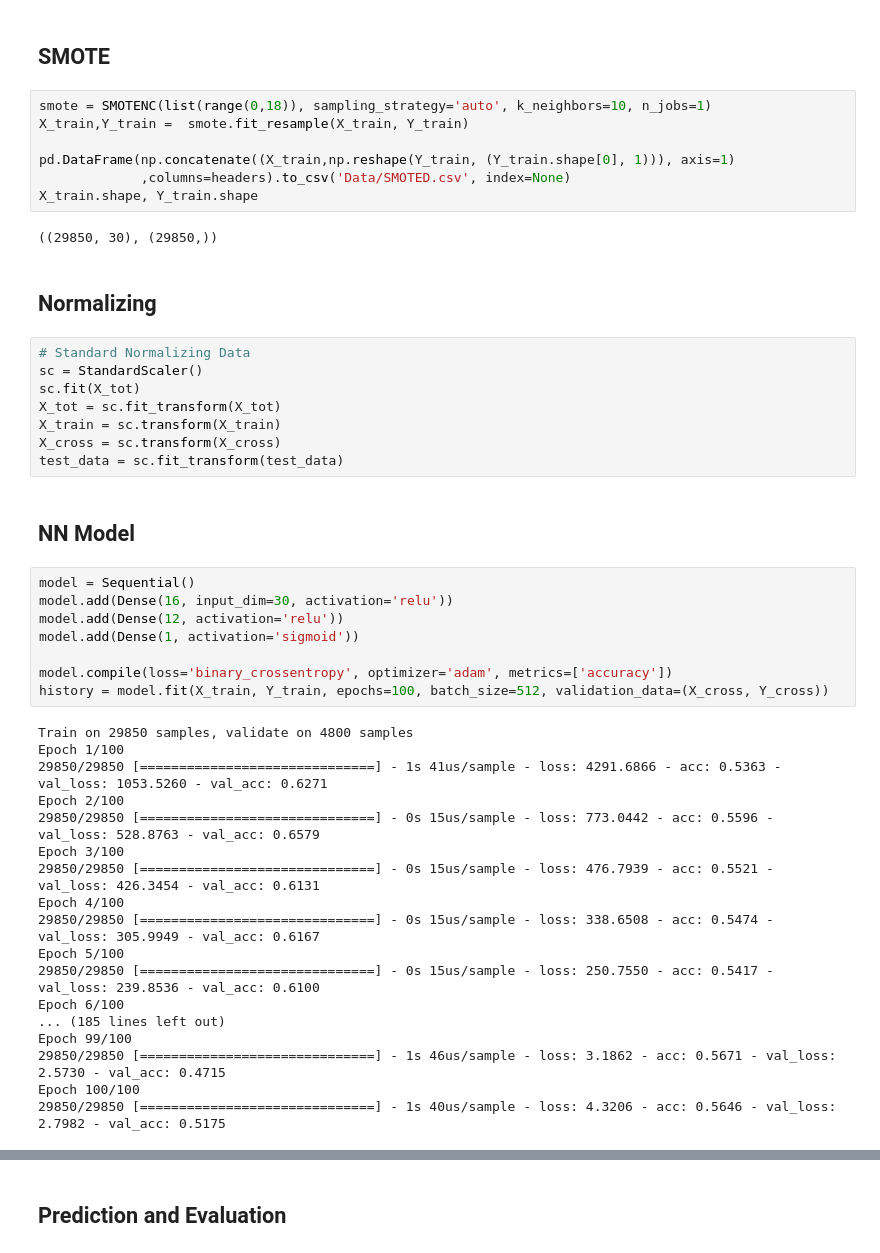
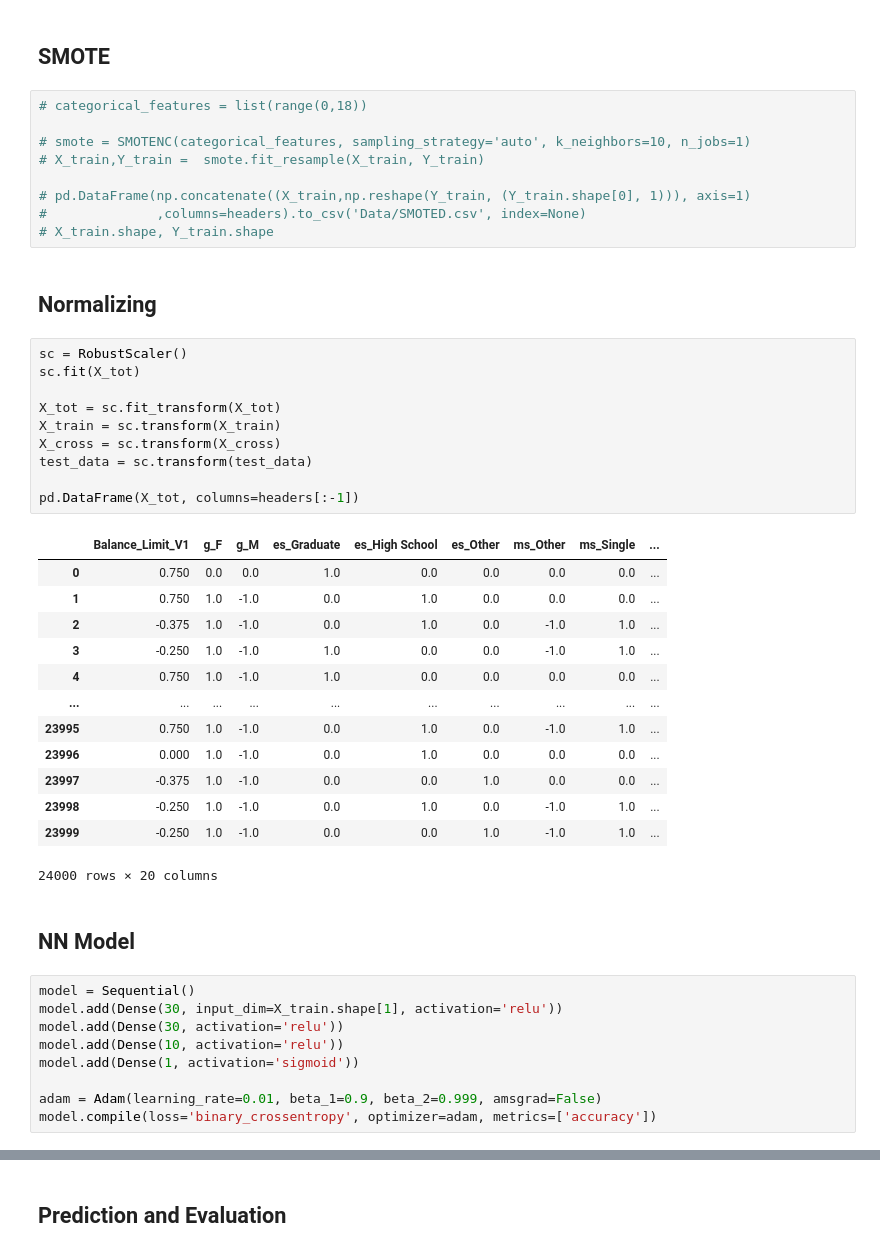
Before and after one commit to JanithGan/Data-Storm, a Jupyter notebook: 02-15/Neural Network.ipynb, the cells around one changed output, grey strips where cells are left out. Drawn from its saved outputs; the diff is of its cells as text.

```diff
--- a/02-15/Neural Network.ipynb
+++ b/02-15/Neural Network.ipynb
@@ -44,49 +44,48 @@ X_train.shape, Y_train.shape
 # %% [markdown]
 ## SMOTE
 # %%
-smote = SMOTENC(list(range(0,18)), sampling_strategy='auto', k_neighbors=10, n_jobs=1)
-X_train,Y_train =  smote.fit_resample(X_train, Y_train)
+# categorical_features = list(range(0,18))
 
-pd.DataFrame(np.concatenate((X_train,np.reshape(Y_train, (Y_train.shape[0], 1))), axis=1)
-             ,columns=headers).to_csv('Data/SMOTED.csv', index=None)
-X_train.shape, Y_train.shape
+# smote = SMOTENC(categorical_features, sampling_strategy='auto', k_neighbors=10, n_jobs=1)
+# X_train,Y_train =  smote.fit_resample(X_train, Y_train)
+
+# pd.DataFrame(np.concatenate((X_train,np.reshape(Y_train, (Y_train.shape[0], 1))), axis=1)
+#              ,columns=headers).to_csv('Data/SMOTED.csv', index=None)
+# X_train.shape, Y_train.shape
-# %% [output]
-((29850, 30), (29850,))
 # %% [markdown]
 ## Normalizing
 # %%
-# Standard Normalizing Data
-sc = StandardScaler()
+sc = RobustScaler()
 sc.fit(X_tot)
+
 X_tot = sc.fit_transform(X_tot)
 X_train = sc.transform(X_train)
 X_cross = sc.transform(X_cross)
-test_data = sc.fit_transform(test_data)
+test_data = sc.transform(test_data)
+
+pd.DataFrame(X_tot, columns=headers[:-1])
+# %% [output]
+|  | Balance_Limit_V1 | g_F | g_M | es_Graduate | es_High School | es_Other | ms_Other | ms_Single | ... |
+| 0 | 0.750 | 0.0 | 0.0 | 1.0 | 0.0 | 0.0 | 0.0 | 0.0 | ... |
+| 1 | 0.750 | 1.0 | -1.0 | 0.0 | 1.0 | 0.0 | 0.0 | 0.0 | ... |
+| 2 | -0.375 | 1.0 | -1.0 | 0.0 | 1.0 | 0.0 | -1.0 | 1.0 | ... |
+| 3 | -0.250 | 1.0 | -1.0 | 1.0 | 0.0 | 0.0 | -1.0 | 1.0 | ... |
+| 4 | 0.750 | 1.0 | -1.0 | 1.0 | 0.0 | 0.0 | 0.0 | 0.0 | ... |
+| ... | ... | ... | ... | ... | ... | ... | ... | ... | ... |
+| 23995 | 0.750 | 1.0 | -1.0 | 0.0 | 1.0 | 0.0 | -1.0 | 1.0 | ... |
+| 23996 | 0.000 | 1.0 | -1.0 | 0.0 | 1.0 | 0.0 | 0.0 | 0.0 | ... |
+| 23997 | -0.375 | 1.0 | -1.0 | 0.0 | 0.0 | 1.0 | 0.0 | 0.0 | ... |
+| 23998 | -0.250 | 1.0 | -1.0 | 0.0 | 1.0 | 0.0 | -1.0 | 1.0 | ... |
+| 23999 | -0.250 | 1.0 | -1.0 | 0.0 | 0.0 | 1.0 | -1.0 | 1.0 | ... |
+24000 rows × 20 columns
 # %% [markdown]
 ## NN Model
 # %%
 model = Sequential()
-model.add(Dense(16, input_dim=30, activation='relu'))
-model.add(Dense(12, activation='relu'))
+model.add(Dense(30, input_dim=X_train.shape[1], activation='relu'))
+model.add(Dense(30, activation='relu'))
+model.add(Dense(10, activation='relu'))
 model.add(Dense(1, activation='sigmoid'))
 
-model.compile(loss='binary_crossentropy', optimizer='adam', metrics=['accuracy'])
-history = model.fit(X_train, Y_train, epochs=100, batch_size=512, validation_data=(X_cross, Y_cross))
+adam = Adam(learning_rate=0.01, beta_1=0.9, beta_2=0.999, amsgrad=False)
+model.compile(loss='binary_crossentropy', optimizer=adam, metrics=['accuracy'])
-# %% [output]
-Train on 29850 samples, validate on 4800 samples
-Epoch 1/100
-29850/29850 [==============================] - 1s 41us/sample - loss: 4291.6866 - acc: 0.5363 - val_loss: 1053.5260 - val_acc: 0.6271
-Epoch 2/100
-29850/29850 [==============================] - 0s 15us/sample - loss: 773.0442 - acc: 0.5596 - val_loss: 528.8763 - val_acc: 0.6579
-Epoch 3/100
-29850/29850 [==============================] - 0s 15us/sample - loss: 476.7939 - acc: 0.5521 - val_loss: 426.3454 - val_acc: 0.6131
-Epoch 4/100
-29850/29850 [==============================] - 0s 15us/sample - loss: 338.6508 - acc: 0.5474 - val_loss: 305.9949 - val_acc: 0.6167
-Epoch 5/100
-29850/29850 [==============================] - 0s 15us/sample - loss: 250.7550 - acc: 0.5417 - val_loss: 239.8536 - val_acc: 0.6100
-Epoch 6/100
-... (185 lines left out)
-Epoch 99/100
-29850/29850 [==============================] - 1s 46us/sample - loss: 3.1862 - acc: 0.5671 - val_loss: 2.5730 - val_acc: 0.4715
-Epoch 100/100
-29850/29850 [==============================] - 1s 40us/sample - loss: 4.3206 - acc: 0.5646 - val_loss: 2.7982 - val_acc: 0.5175
```
Also changed, not shown: parts of 6 cells of this notebook, 9 other files.
